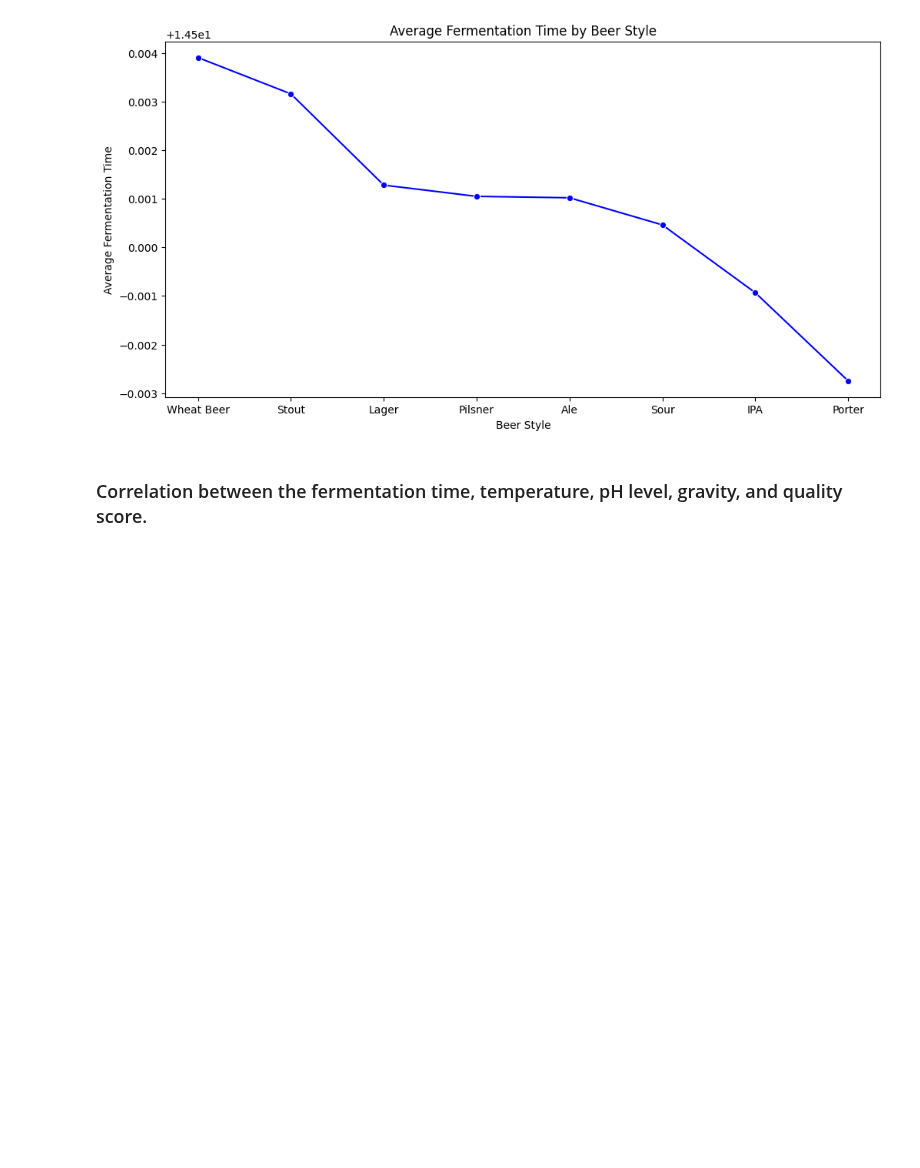
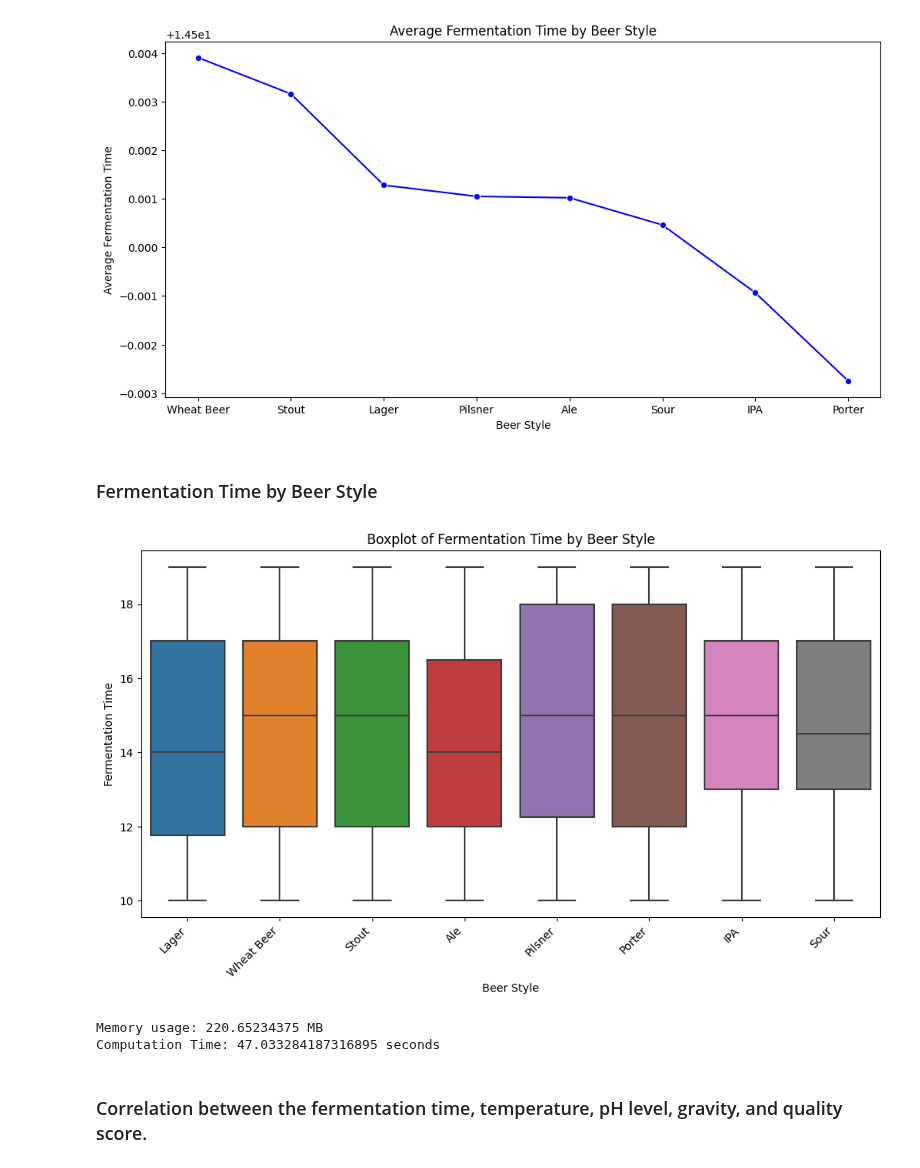
Before and after one commit to drshahizan/Python-big-data, a Jupyter notebook: assignment/ass7/hpdp/KOKONAT/library_3.ipynb, the cells around one changed output. Drawn from its saved outputs; the diff is of its cells as text; code cells hidden in the pictures; blank space fills up the shorter version.

```diff
--- a/assignment/ass7/hpdp/KOKONAT/library_3.ipynb
+++ b/assignment/ass7/hpdp/KOKONAT/library_3.ipynb
@@ -465,6 +552,51 @@ Index(['Beer_Style', 'Average_Fermentation_Time'], dtype='object')
 Memory usage: 206.140625 MB
 Computation Time: 14.23525857925415 seconds
 [figure]
+# %% [markdown]
+### Fermentation Time by Beer Style
+# %%
+from pyspark.sql import SparkSession
+from pyspark.sql.functions import col
+import matplotlib.pyplot as plt
+import seaborn as sns
+import psutil
+import time
+
+# Measure memory usage and computation time
+start_time = time.time()
+
+# Create a Spark session
+spark = SparkSession.builder.appName("BeerAnalysis").getOrCreate()
+
+selected_columns = ["Beer_Style", "Fermentation_Time"]
+filtered_data = brewery_df.select(selected_columns).filter(col("Fermentation_Time").isNotNull())
+
+# Sample a fraction of the data (adjust fraction as needed)
+sampled_data = filtered_data.sample(fraction=0.0001, seed=42)
+
+# Convert PySpark DataFrame to Pandas for visualization
+pandas_df = sampled_data.toPandas()
+
+# Plot the boxplot using Matplotlib and Seaborn
+plt.figure(figsize=(12, 6))
+sns.boxplot(x='Beer_Style', y='Fermentation_Time', data=pandas_df)
+plt.title('Boxplot of Fermentation Time by Beer Style')
+plt.xlabel('Beer Style')
+plt.ylabel('Fermentation Time')
+plt.xticks(rotation=45, ha='right')  # Rotate x-axis labels for better visibility
+plt.show()
+
+end_time = time.time()
+execution_time = end_time - start_time
+memory = psutil.Process()
+used_memory = memory.memory_info().rss / (1024 ** 2)
+
+print("\nMemory usage:", used_memory, "MB")
+print("Computation Time:", execution_time, "seconds")
+# %% [output]
+[figure, added]
+Memory usage: 220.65234375 MB
+Computation Time: 47.033284187316895 seconds
 # %% [markdown]
 ### Correlation between the fermentation time, temperature, pH level, gravity, and quality score.
 # %%
```
Also changed, not shown: parts of 8 cells of this notebook.
